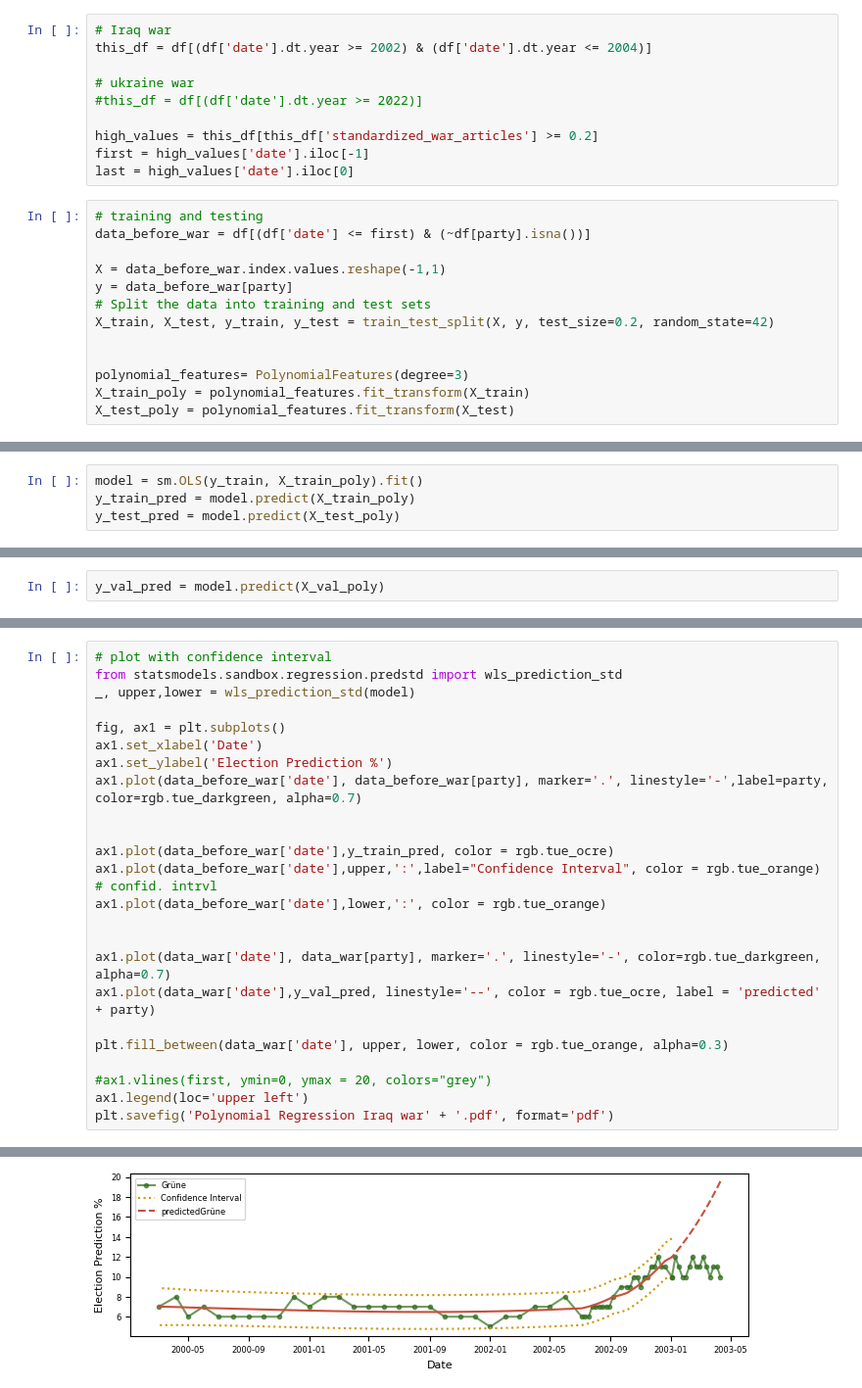
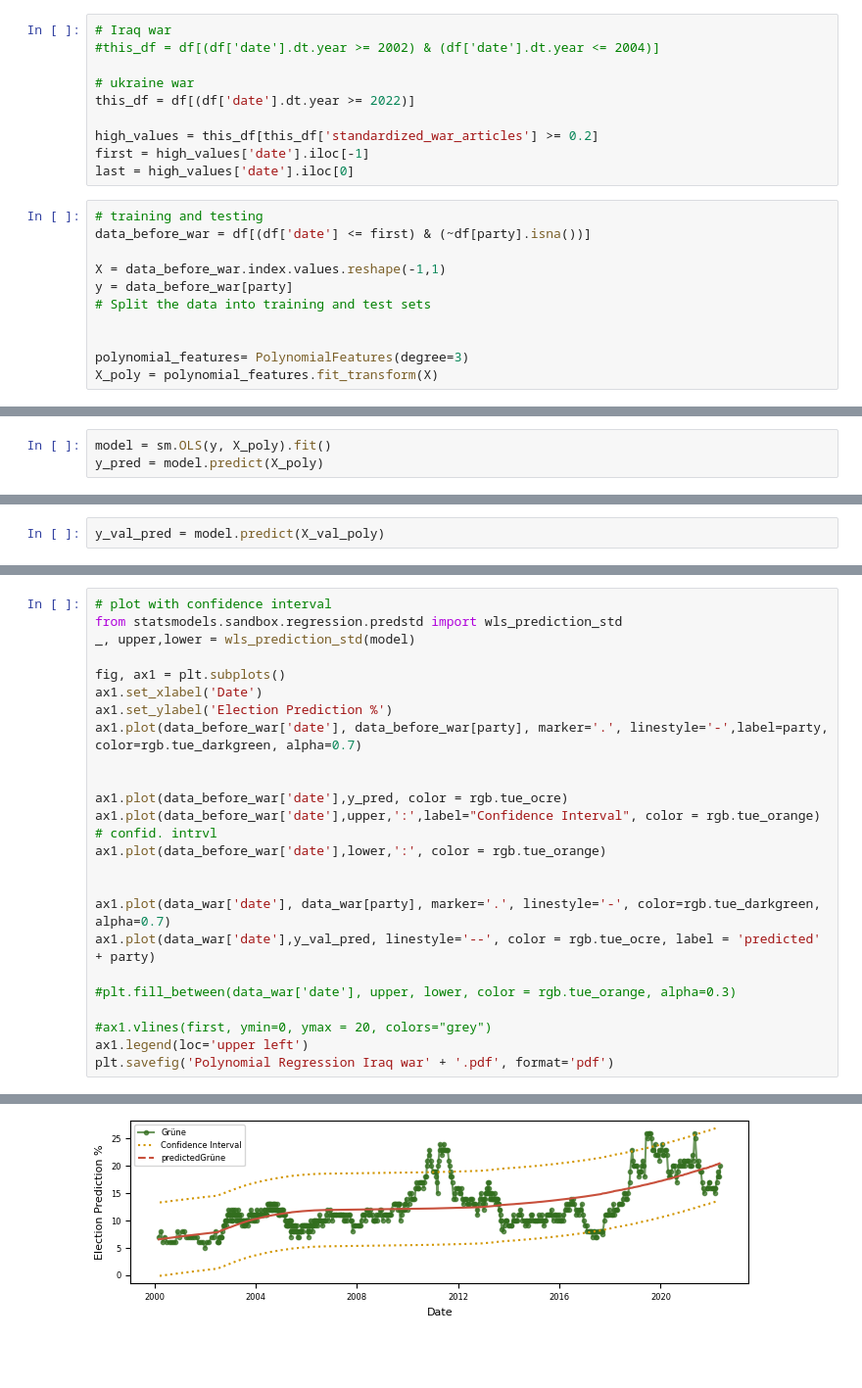
Before and after one commit to schokoblume/Data-Literacy, a Jupyter notebook: Analysis/RegressionTue_Plots.ipynb, the cells around one changed output, grey strips where cells are left out. Shown at 98% size. Saved outputs shown, nothing was run; the diff lists cells and outputs as text; blank space fills up the shorter version.

```diff
--- a/Analysis/RegressionTue_Plots.ipynb
+++ b/Analysis/RegressionTue_Plots.ipynb
@@ -26,10 +27,10 @@ df["Linke"] = pd.to_numeric(df["Linke"], errors='coerce')
 party = 'Grüne'
 # %%
 # Iraq war
-this_df = df[(df['date'].dt.year >= 2002) & (df['date'].dt.year <= 2004)]
+#this_df = df[(df['date'].dt.year >= 2002) & (df['date'].dt.year <= 2004)]
 
 # ukraine war
-#this_df = df[(df['date'].dt.year >= 2022)]
+this_df = df[(df['date'].dt.year >= 2022)]
 
 high_values = this_df[this_df['standardized_war_articles'] >= 0.2]
 first = high_values['date'].iloc[-1]
@@ -41,12 +42,10 @@ data_before_war = df[(df['date'] <= first) & (~df[party].isna())]
 X = data_before_war.index.values.reshape(-1,1)
 y = data_before_war[party]
 # Split the data into training and test sets
-X_train, X_test, y_train, y_test = train_test_split(X, y, test_size=0.2, random_state=42)
 
 
 polynomial_features= PolynomialFeatures(degree=3)
-X_train_poly = polynomial_features.fit_transform(X_train)
-X_test_poly = polynomial_features.fit_transform(X_test)
+X_poly = polynomial_features.fit_transform(X)
 # %%
 # validaten for media relevant
 data_war = df[(df['date'] >= first) & (df['date'] <= last)]
@@ -56,9 +55,8 @@ polynomial_features= PolynomialFeatures(degree=3)
 X_val_poly = polynomial_features.fit_transform(X_val)
 y_val = data_war[party]
 # %%
-model = sm.OLS(y_train, X_train_poly).fit()
-y_train_pred = model.predict(X_train_poly)
-y_test_pred = model.predict(X_test_poly)
+model = sm.OLS(y, X_poly).fit()
+y_pred = model.predict(X_poly)
 # %%
 # how accuarte is the model?
 # Calculate MSE and R-squared
@@ -200,7 +192,7 @@ ax1.set_ylabel('Election Prediction %')
 ax1.plot(data_before_war['date'], data_before_war[party], marker='.', linestyle='-',label=party, color=rgb.tue_darkgreen, alpha=0.7)
 
 
-ax1.plot(data_before_war['date'],y_train_pred, color = rgb.tue_ocre)
+ax1.plot(data_before_war['date'],y_pred, color = rgb.tue_ocre)
 ax1.plot(data_before_war['date'],upper,':',label="Confidence Interval", color = rgb.tue_orange) # confid. intrvl
 ax1.plot(data_before_war['date'],lower,':', color = rgb.tue_orange)
 
@@ -208,7 +200,7 @@ ax1.plot(data_before_war['date'],lower,':', color = rgb.tue_orange)
 ax1.plot(data_war['date'], data_war[party], marker='.', linestyle='-', color=rgb.tue_darkgreen, alpha=0.7)
 ax1.plot(data_war['date'],y_val_pred, linestyle='--', color = rgb.tue_ocre, label = 'predicted' + party)
 
-plt.fill_between(data_war['date'], upper, lower, color = rgb.tue_orange, alpha=0.3)
+#plt.fill_between(data_war['date'], upper, lower, color = rgb.tue_orange, alpha=0.3)
 
 #ax1.vlines(first, ymin=0, ymax = 20, colors="grey")
 ax1.legend(loc='upper left')
@@ -230,8 +222,8 @@ findfont: Generic family 'serif' not found because none of the following familie
 findfont: Generic family 'serif' not found because none of the following families were found: Times
 findfont: Generic family 'serif' not found because none of the following families were found: Times
 findfont: Generic family 'serif' not found because none of the following families were found: Times
 findfont: Generic family 'serif' not found because none of the following families were found: Times
-[figure, old version]
+[figure, new version]
 # %%
 ## Example tueplots
 # its not saving as a pdf..
```
Also changed, not shown: parts of 8 cells of this notebook, 1 other file.
